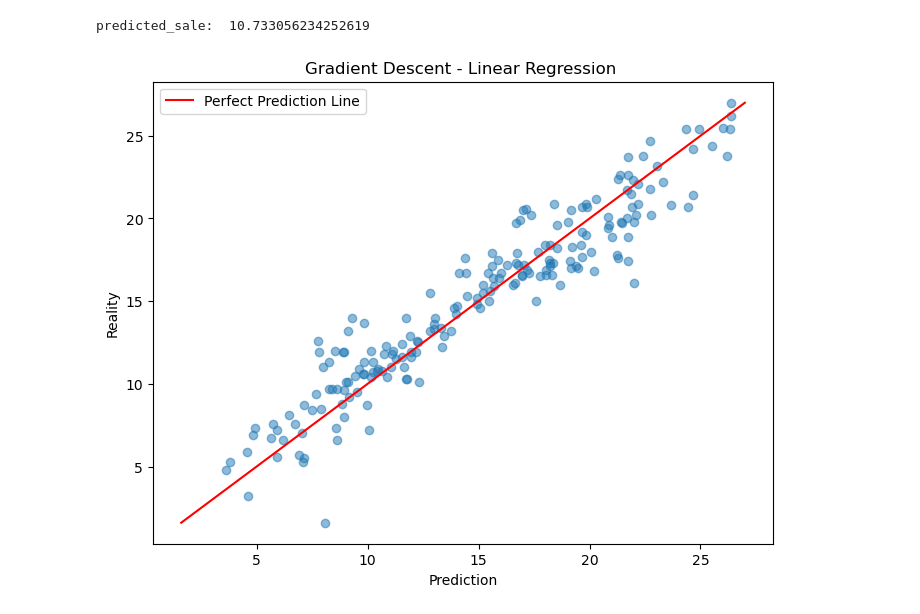
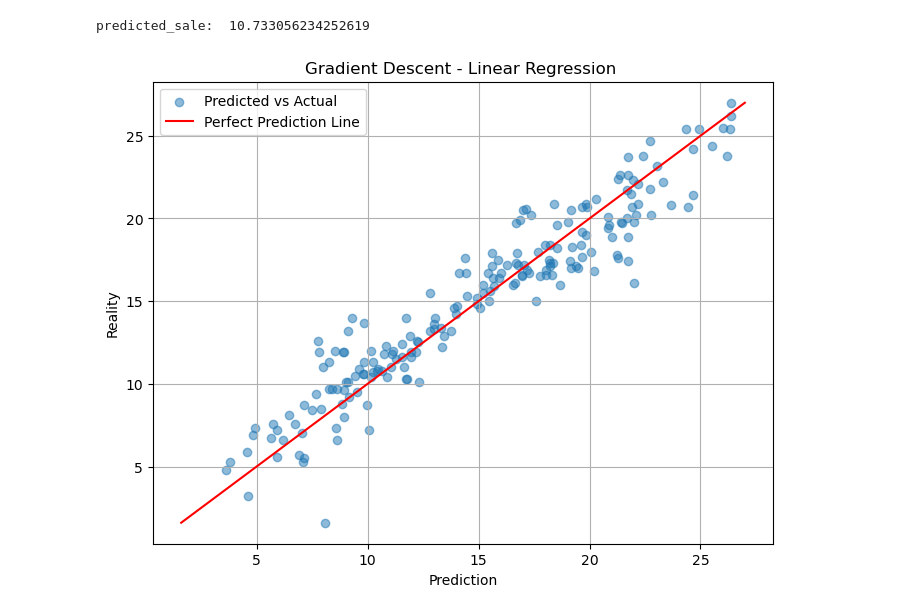
Before and after one commit to w4nn4b3M4ST3R/Raw-Gradient-Descent, a Jupyter notebook: notebooks/gradient_descent.ipynb, the cells around one changed output. Saved outputs shown, nothing was run; the diff lists cells and outputs as text; code cells hidden in the pictures.

```diff
--- a/notebooks/gradient_descent.ipynb
+++ b/notebooks/gradient_descent.ipynb
@@ -112,12 +112,13 @@ predicted_sale:  10.733056234252619
 predict_sales = [predict(df.iloc[i,0],df.iloc[i,1],df.iloc[i,2],w1,w2,w3,b) for i in range(n)]
 # %%
 plt.figure(figsize=(8,6))
-plt.scatter(predict_sales,df['Sales'],alpha=0.5)
+plt.scatter(predict_sales,df['Sales'],alpha=0.5,label='Predicted vs Actual')
 plt.plot([min(df['Sales']),max(df['Sales'])],[min(df['Sales']),max(df['Sales'])],label= "Perfect Prediction Line",color = 'red')
 plt.xlabel('Prediction')
 plt.ylabel('Reality')
+plt.grid(True)
 plt.title('Gradient Descent - Linear Regression ')
 plt.legend()
 plt.show()
 # %% [output]
-[figure, old version]
+[figure, new version]
```
Also changed, not shown: 1 other file.
